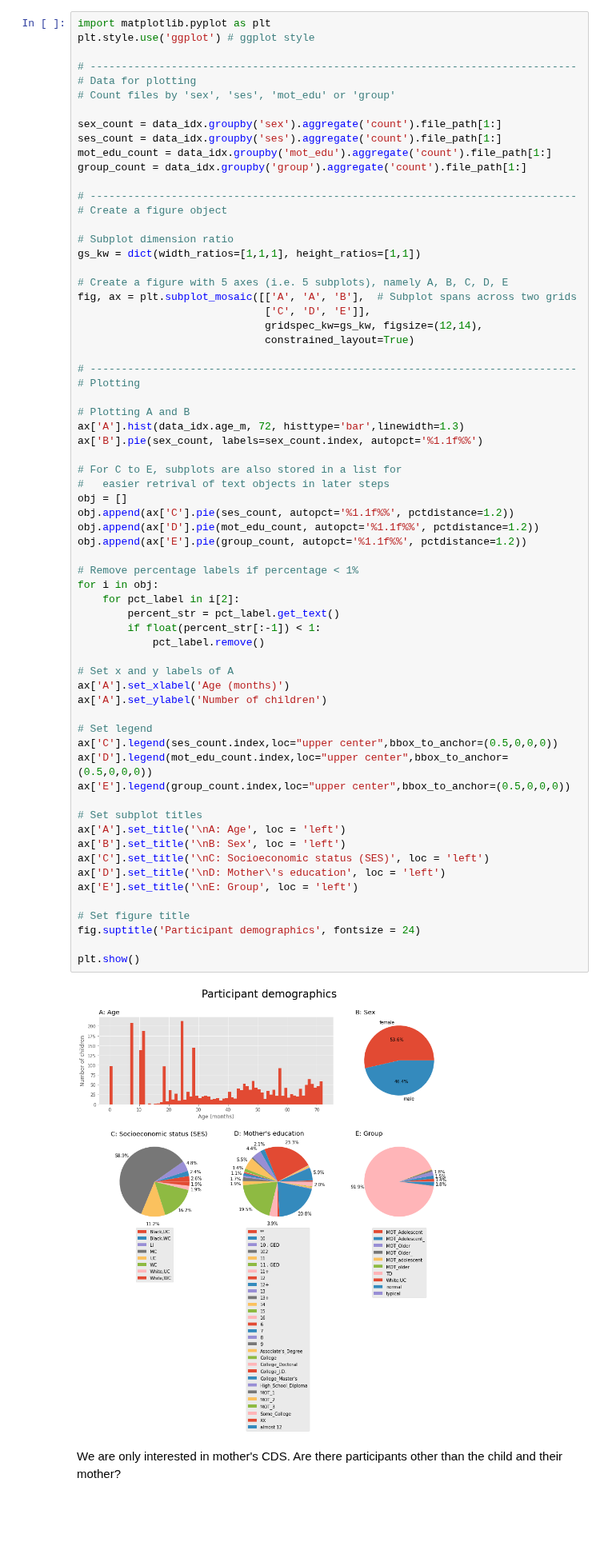
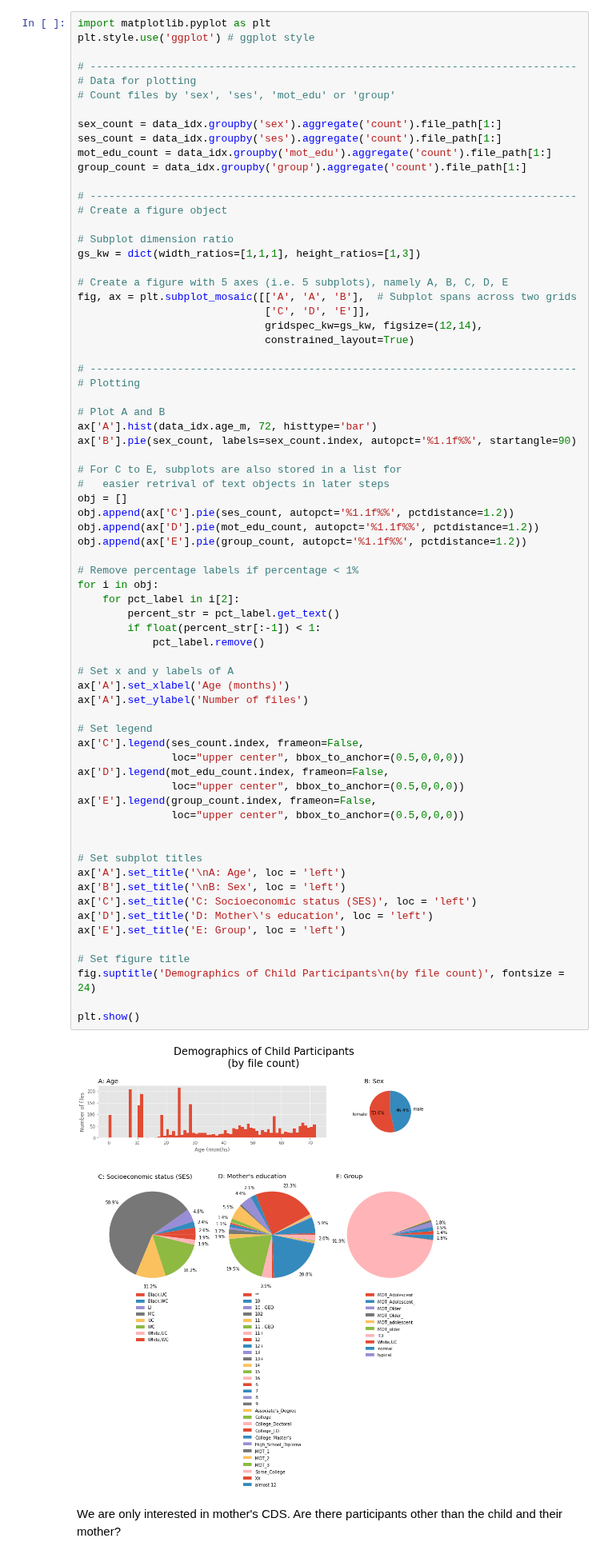
Before and after one commit to Data-Science-for-Linguists-2022/Child-Vocab-Development, a Jupyter notebook: data_curation.ipynb, the cells around one changed output. Shown at 80% size. Drawn from its saved outputs; the diff is of its cells as text; blank space fills up the shorter version.

Commit message:
data curation: updated stats

```diff
--- a/data_curation.ipynb
+++ b/data_curation.ipynb
@@ -620,7 +695,7 @@ group_count = data_idx.groupby('group').aggregate('count').file_path[1:]
 # Create a figure object
 
 # Subplot dimension ratio
-gs_kw = dict(width_ratios=[1,1,1], height_ratios=[1,1])
+gs_kw = dict(width_ratios=[1,1,1], height_ratios=[1,3])
 
 # Create a figure with 5 axes (i.e. 5 subplots), namely A, B, C, D, E
 fig, ax = plt.subplot_mosaic([['A', 'A', 'B'],  # Subplot spans across two grids
@@ -631,45 +706,49 @@ fig, ax = plt.subplot_mosaic([['A', 'A', 'B'],  # Subplot spans across two grids
 # ------------------------------------------------------------------------------
 # Plotting
 
-# Plotting A and B
-ax['A'].hist(data_idx.age_m, 72, histtype='bar',linewidth=1.3)
-ax['B'].pie(sex_count, labels=sex_count.index, autopct='%1.1f%%')
+# Plot A and B
+ax['A'].hist(data_idx.age_m, 72, histtype='bar')
+ax['B'].pie(sex_count, labels=sex_count.index, autopct='%1.1f%%', startangle=90)
 
 # For C to E, subplots are also stored in a list for
 #   easier retrival of text objects in later steps
 obj = []
 obj.append(ax['C'].pie(ses_count, autopct='%1.1f%%', pctdistance=1.2))
 obj.append(ax['D'].pie(mot_edu_count, autopct='%1.1f%%', pctdistance=1.2))
 obj.append(ax['E'].pie(group_count, autopct='%1.1f%%', pctdistance=1.2))
 
 # Remove percentage labels if percentage < 1%
 for i in obj:
     for pct_label in i[2]:
         percent_str = pct_label.get_text()
         if float(percent_str[:-1]) < 1:
             pct_label.remove()
 
 # Set x and y labels of A
 ax['A'].set_xlabel('Age (months)')
-ax['A'].set_ylabel('Number of children')
+ax['A'].set_ylabel('Number of files')
 
 # Set legend
-ax['C'].legend(ses_count.index,loc="upper center",bbox_to_anchor=(0.5,0,0,0))
-ax['D'].legend(mot_edu_count.index,loc="upper center",bbox_to_anchor=(0.5,0,0,0))
-ax['E'].legend(group_count.index,loc="upper center",bbox_to_anchor=(0.5,0,0,0))
+ax['C'].legend(ses_count.index, frameon=False,
+               loc="upper center", bbox_to_anchor=(0.5,0,0,0))
+ax['D'].legend(mot_edu_count.index, frameon=False,
+               loc="upper center", bbox_to_anchor=(0.5,0,0,0))
+ax['E'].legend(group_count.index, frameon=False,
+               loc="upper center", bbox_to_anchor=(0.5,0,0,0))
+
 
 # Set subplot titles
 ax['A'].set_title('\nA: Age', loc = 'left')
 ax['B'].set_title('\nB: Sex', loc = 'left')
-ax['C'].set_title('\nC: Socioeconomic status (SES)', loc = 'left')
-ax['D'].set_title('\nD: Mother\'s education', loc = 'left')
-ax['E'].set_title('\nE: Group', loc = 'left')
+ax['C'].set_title('C: Socioeconomic status (SES)', loc = 'left')
+ax['D'].set_title('D: Mother\'s education', loc = 'left')
+ax['E'].set_title('E: Group', loc = 'left')
 
 # Set figure title
-fig.suptitle('Participant demographics', fontsize = 24)
+fig.suptitle('Demographics of Child Participants\n(by file count)', fontsize = 24)
 
 plt.show()
 # %% [output]
-[figure, old version]
+[figure, new version]
 # %% [markdown]
 We are only interested in mother's CDS. Are there participants other than the child and their mother?
```
Also changed, not shown: parts of 9 cells of this notebook.
